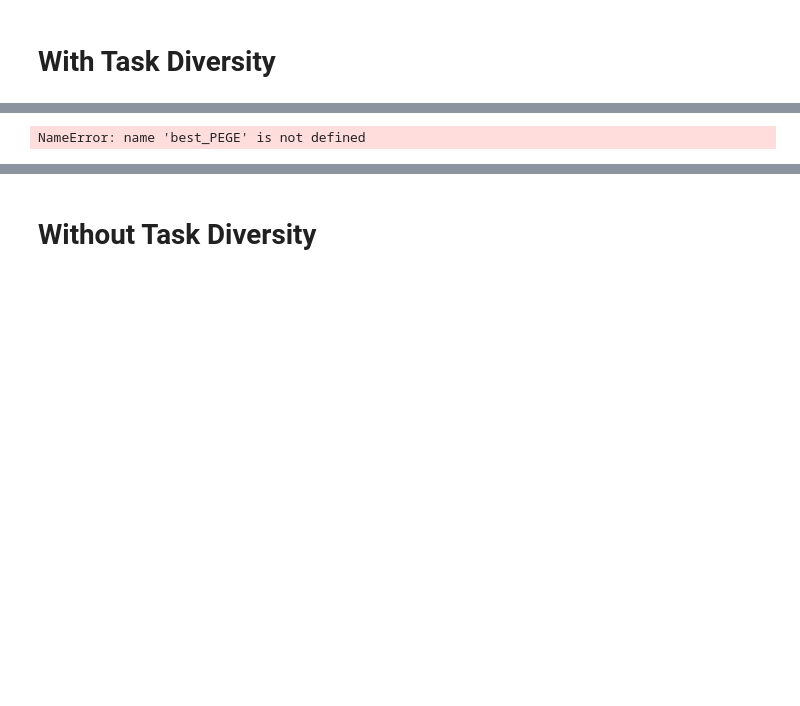
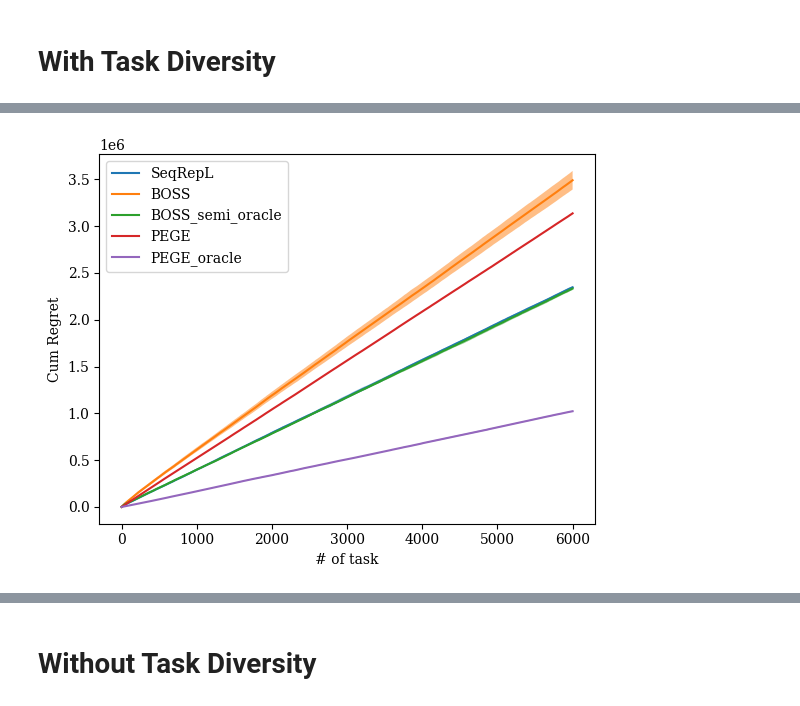
Before and after one commit to duongnhatthang/BOSS, a Jupyter notebook: exp.ipynb, the cells around one changed output, grey strips where cells are left out. Saved outputs shown, nothing was run; the diff lists cells and outputs as text; code cells hidden in the pictures; blank space fills up the shorter version.

```diff
--- a/exp.ipynb
+++ b/exp.ipynb
@@ -250,10 +103,0 @@ PMA Simulation 1, N_gen_ctx=20, d=10
-# %%
-input_dict["name"] = "SeqRepL"
-# input_dict["SeqRepL_exr_const"] = 0.01 # 0.01
-# input_dict["SeqRepL_tau1_const"] = 0.5 # 0.4
-# input_dict["SeqRepL_tau2_const"] = 0.5 # 0.5
-
-input_dict["SeqRepL_exr_const"] = 0.005 # 0.01
-input_dict["SeqRepL_tau1_const"] = 0.4 # 0.4
-input_dict["SeqRepL_tau2_const"] = 0.5 # 0.5
-best_SeqRepL = eval_multi(input_dict)
@@ -287,38 +116,47 @@ SeqRepL Simulation 5, N_gen_ctx=20, d=10
 # %%
-mean_PEGE = np.mean(best_PEGE['regrets'], axis=0)
-std_PEGE = np.std(best_PEGE['regrets'], axis=0)
-mean_PEGE_oracle = np.mean(best_PEGE_oracle['regrets'], axis=0)
-std_PEGE_oracle = np.std(best_PEGE_oracle['regrets'], axis=0)
-mean_PMA = np.mean(best_PMA['regrets'], axis=0)
-std_PMA = np.std(best_PMA['regrets'], axis=0)
-# mean_PMA_decay = np.mean(best_PMA_decay['regrets'], axis=0)
-# std_PMA_decay = np.std(best_PMA_decay['regrets'], axis=0)
-mean_PMA_stop_exr = np.mean(best_PMA_stop_exr['regrets'], axis=0)
-std_PMA_stop_exr = np.std(best_PMA_stop_exr['regrets'], axis=0)
-mean_PMA_no_oracle = np.mean(best_PMA_no_oracle['regrets'], axis=0)
-std_PMA_no_oracle = np.std(best_PMA_no_oracle['regrets'], axis=0)
-mean_SeqRepL = np.mean(best_SeqRepL['regrets'], axis=0)
-std_SeqRepL = np.std(best_SeqRepL['regrets'], axis=0)
+plot_prev_data = False
+if plot_prev_data:
+    mean_PEGE, std_PEGE, mean_PEGE_oracle, std_PEGE_oracle, mean_PMA, std_PMA, mean_PMA_no_oracle, std_PMA_no_oracle, mean_SeqRepL, std_SeqRepL = load_dict('TaskDiv_RegExp.npy')
+else:
+    mean_PEGE = np.mean(best_PEGE['regrets'], axis=0)
+    std_PEGE = np.std(best_PEGE['regrets'], axis=0)
+    mean_PEGE_oracle = np.mean(best_PEGE_oracle['regrets'], axis=0)
+    std_PEGE_oracle = np.std(best_PEGE_oracle['regrets'], axis=0)
+    mean_PMA = np.mean(best_PMA['regrets'], axis=0)
+    std_PMA = np.std(best_PMA['regrets'], axis=0)
+    mean_PMA_no_oracle = np.mean(best_PMA_no_oracle['regrets'], axis=0)
+    std_PMA_no_oracle = np.std(best_PMA_no_oracle['regrets'], axis=0)
+    mean_SeqRepL = np.mean(best_SeqRepL['regrets'], axis=0)
+    std_SeqRepL = np.std(best_SeqRepL['regrets'], axis=0)
 X = np.arange(1,n_task+1)
 plt.plot(X, mean_SeqRepL, '-', label='SeqRepL')
 plt.fill_between(X, mean_SeqRepL-std_SeqRepL, mean_SeqRepL+std_SeqRepL, alpha=0.5)
-plt.plot(X, mean_PMA_stop_exr, '-', label='BOSS_stop_exr')
-plt.fill_between(X, mean_PMA_stop_exr-std_PMA_stop_exr, mean_PMA_stop_exr+std_PMA_stop_exr, alpha=0.5)
-plt.plot(X, mean_PMA_no_oracle, '-', label='BOSS_no_oracle')
+plt.plot(X, mean_PMA_no_oracle, '-', label='BOSS')
 plt.fill_between(X, mean_PMA_no_oracle-std_PMA_no_oracle, mean_PMA_no_oracle+std_PMA_no_oracle, alpha=0.5)
-# plt.plot(X, mean_PMA_decay, '-', label='PMA_decay')
-# plt.fill_between(X, mean_PMA_decay-std_PMA_decay, mean_PMA_decay+std_PMA_decay, alpha=0.5)
-plt.plot(X, mean_PMA, '-', label='BOSS')
+plt.plot(X, mean_PMA, '-', label='BOSS_semi_oracle')
 plt.fill_between(X, mean_PMA-std_PMA, mean_PMA+std_PMA, alpha=0.5)
 plt.plot(X, mean_PEGE, '-', label='PEGE')
 plt.fill_between(X, mean_PEGE-std_PEGE, mean_PEGE+std_PEGE, alpha=0.5)
 plt.plot(X, mean_PEGE_oracle, '-', label='PEGE_oracle')
 plt.fill_between(X, mean_PEGE_oracle-std_PEGE_oracle, mean_PEGE_oracle+std_PEGE_oracle, alpha=0.5)
 plt.xlabel('# of task')
 plt.ylabel('Cum Regret')
 plt.legend()
 plt.show()
 # plt.close()
+# output_dict = {
+#     "mean_PEGE2":mean_PEGE,
+#     "std_PEGE2":std_PEGE,
+#     "mean_PEGE_oracle2":mean_PEGE_oracle,
+#     "std_PEGE_oracle2":std_PEGE_oracle,
+#     "mean_PMA2":mean_PMA,
+#     "std_PMA2":std_PMA,
+#     "mean_PMA_no_oracle2":mean_PMA_no_oracle,
+#     "std_PMA_no_oracle2":std_PMA_no_oracle,
+#     "mean_SeqRepL2":mean_SeqRepL,
+#     "std_SeqRepL2":std_SeqRepL,
+# }
+# np.save('TaskDiv_RegExp.npy', output_dict)
 # %% [output]
-NameError: name 'best_PEGE' is not defined
+[figure, added]
 # %%
```
Also changed, not shown: parts of 42 cells of this notebook, 28 other files.
